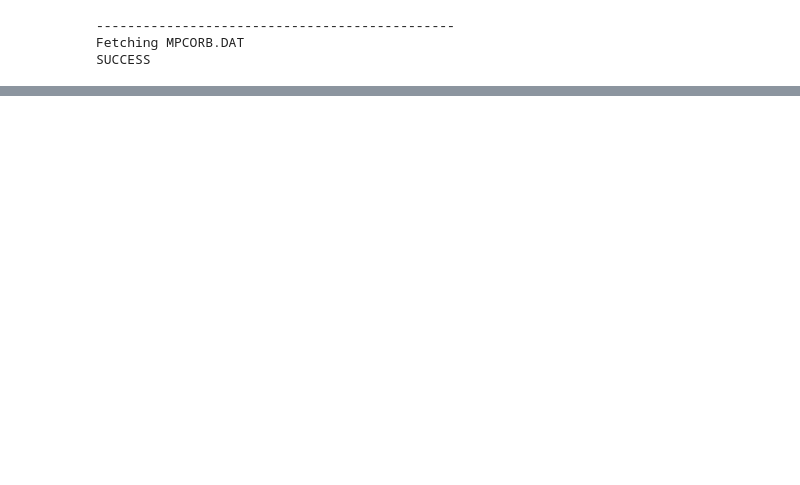
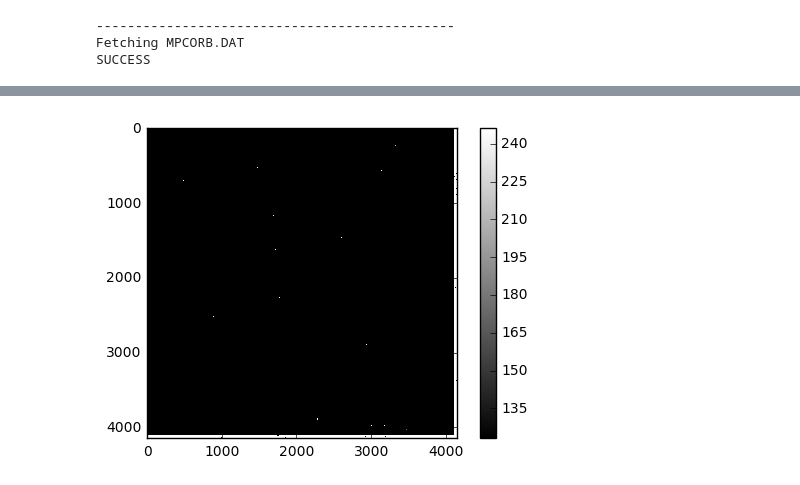
Before and after one commit to davenporta/kp_fixer, a Jupyter notebook: Fixer.ipynb, the cells around one changed output, grey strips where cells are left out. Drawn from its saved outputs; the diff is of its cells as text; code cells hidden in the pictures; blank space fills up the shorter version.

```diff
--- a/Fixer.ipynb
+++ b/Fixer.ipynb
@@ -9,7 +13,7 @@ import os
 # %%
 observatory = 695 #kitt peak
 designation = 2029 #binomi
-root = "BinomiPhotometryFiles/landolt_fixed/"
+root = "BinomiPhotometryFiles/fixed/"
 VERBOSE = 0
 # %%
 #display img function
@@ -53,11 +61,13 @@ FITS header repair completed
 # %%
 #load cal image
-hdu = fits.open(root+'Oct21LandoltRedConverted/c7683t0027o00-cal.fit')
+hdu = fits.open(root+'Oct21BinomiBlueConverted/c7683t0082o00-cal.fit')
 header = hdu[0].header
 img = hdu[0].data
 
+printImg(img)
 header
 # %% [output]
+[figure, added]
 SIMPLE  =                    T / Fits standard
 BITPIX  =                   16 / Bits per pixel
 NAXIS   =                    2 / Number of axes
```
Also changed, not shown: parts of 5 cells of this notebook.
